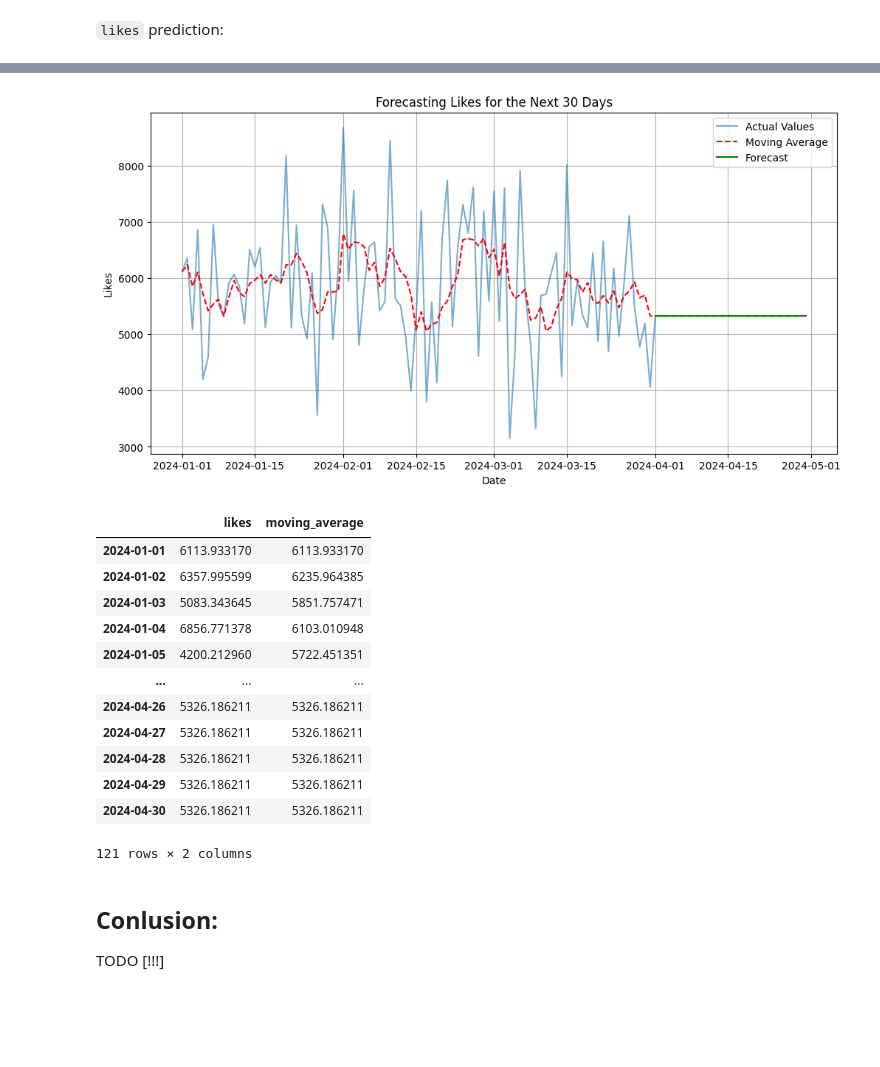
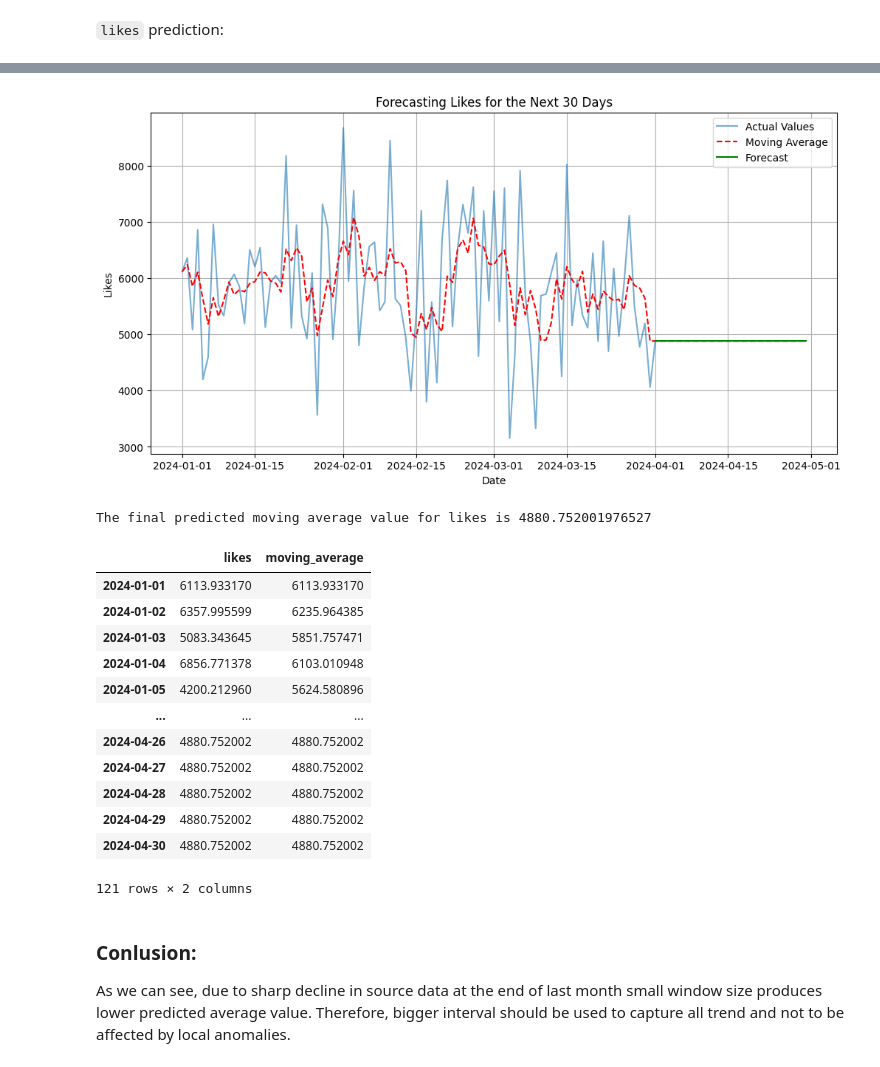
Before and after one commit to KKDD41/DA_Assignment_1, a Jupyter notebook: Reach_and_Likes_Prediction.ipynb, the cells around one changed output, grey strips where cells are left out. Cells and saved outputs as stored; diff of their text form; code cells hidden in the pictures; blank space fills up the shorter version.

```diff
--- a/Reach_and_Likes_Prediction.ipynb
+++ b/Reach_and_Likes_Prediction.ipynb
@@ -211,21 +178,24 @@ predict_next_month_average_SW(posts_df_aggregated, 'likes', 15)
 # %%
-predict_next_month_average_SW(posts_df_aggregated, 'likes', 5)
+predict_next_month_average_SW(posts_df_aggregated, 'likes', 4)
 # %% [output]
-[figure, old version]
+[figure, new version]
+The final predicted moving average value for likes is 4880.752001976527
 |  | likes | moving_average |
 | 2024-01-01 | 6113.933170 | 6113.933170 |
 | 2024-01-02 | 6357.995599 | 6235.964385 |
 | 2024-01-03 | 5083.343645 | 5851.757471 |
 | 2024-01-04 | 6856.771378 | 6103.010948 |
-| 2024-01-05 | 4200.212960 | 5722.451351 |
+| 2024-01-05 | 4200.212960 | 5624.580896 |
 | ... | ... | ... |
-| 2024-04-26 | 5326.186211 | 5326.186211 |
-| 2024-04-27 | 5326.186211 | 5326.186211 |
-| 2024-04-28 | 5326.186211 | 5326.186211 |
-| 2024-04-29 | 5326.186211 | 5326.186211 |
-| 2024-04-30 | 5326.186211 | 5326.186211 |
+| 2024-04-26 | 4880.752002 | 4880.752002 |
+| 2024-04-27 | 4880.752002 | 4880.752002 |
+| 2024-04-28 | 4880.752002 | 4880.752002 |
+| 2024-04-29 | 4880.752002 | 4880.752002 |
+| 2024-04-30 | 4880.752002 | 4880.752002 |
-121 rows × 2 columns
+121 rows × 2 columns
 # %% [markdown]
-## Conlusion:
+### Conlusion:
 
-TODO [!!!]
+As we can see, due to sharp decline in source data at the end of last month small window size
+produces lower predicted average value. Therefore, bigger interval should be used to capture all
+trend and not to be affected by local anomalies.
```
Also changed, not shown: parts of 16 cells of this notebook, 10 other files.
